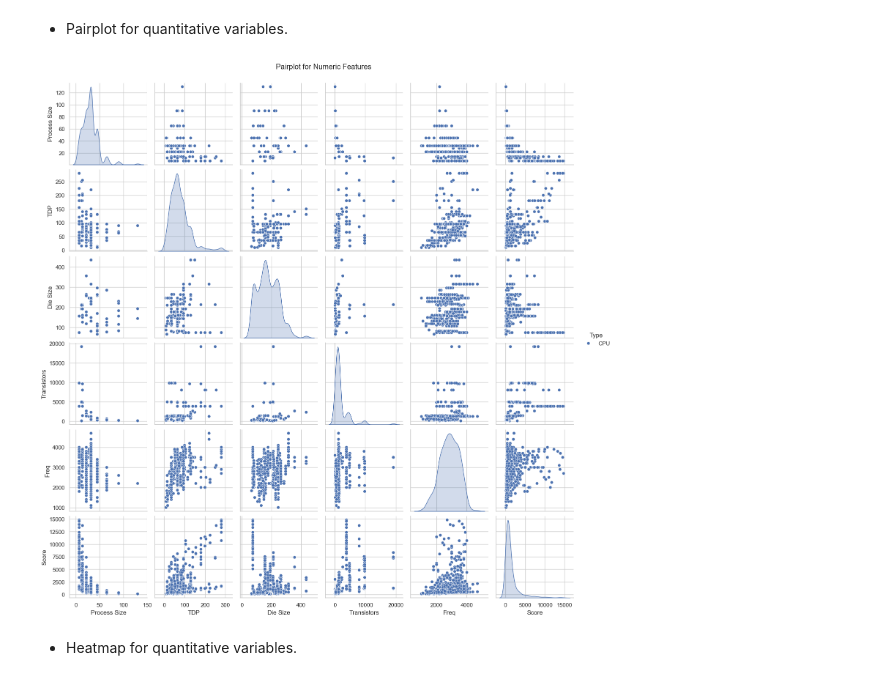
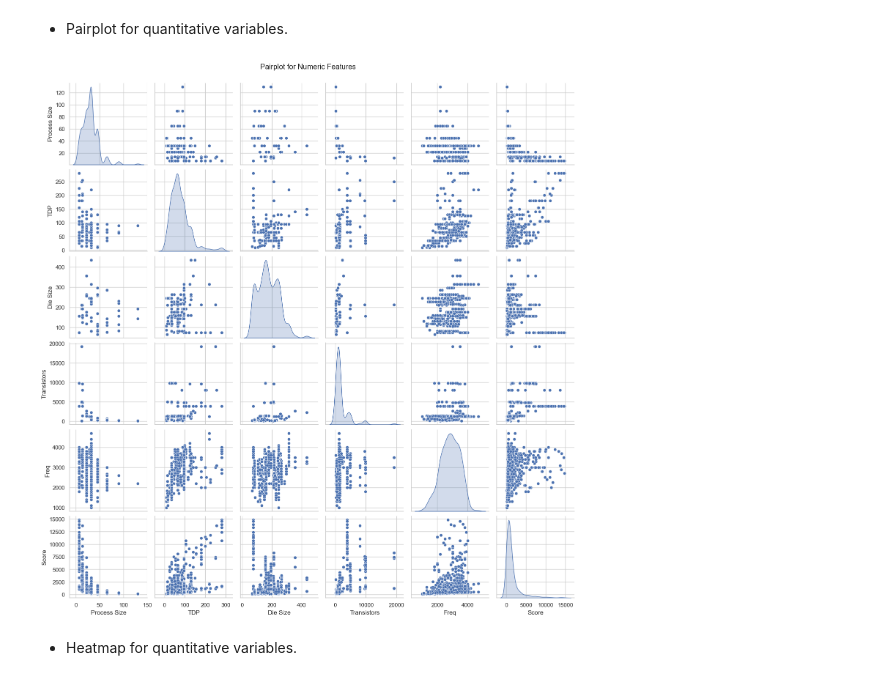
Before and after one commit to Zhengnan817/DAV_5300, a Jupyter notebook: Data_Project/Data_project_proposal.ipynb, the cells around one changed output. Drawn from its saved outputs; the diff is of its cells as text; code cells hidden in the pictures.

```diff
--- a/Data_Project/Data_project_proposal.ipynb
+++ b/Data_Project/Data_project_proposal.ipynb
@@ -201,11 +204,11 @@ ValueError: Could not interpret value `Type` for `hue`. An entry with this name
 # %% [markdown]
 - Pairplot for quantitative variables.
 # %%
-sns.pairplot(chips, hue='Type', diag_kind='kde')
+sns.pairplot(chips,  diag_kind='kde')
 plt.suptitle('Pairplot for Numeric Features', y=1.02)
 plt.show()
 # %% [output]
-[figure, old version]
+[figure, new version]
 # %% [markdown]
 - Heatmap for quantitative variables.
 # %%
```
Also changed, not shown: parts of 3 cells of this notebook.
